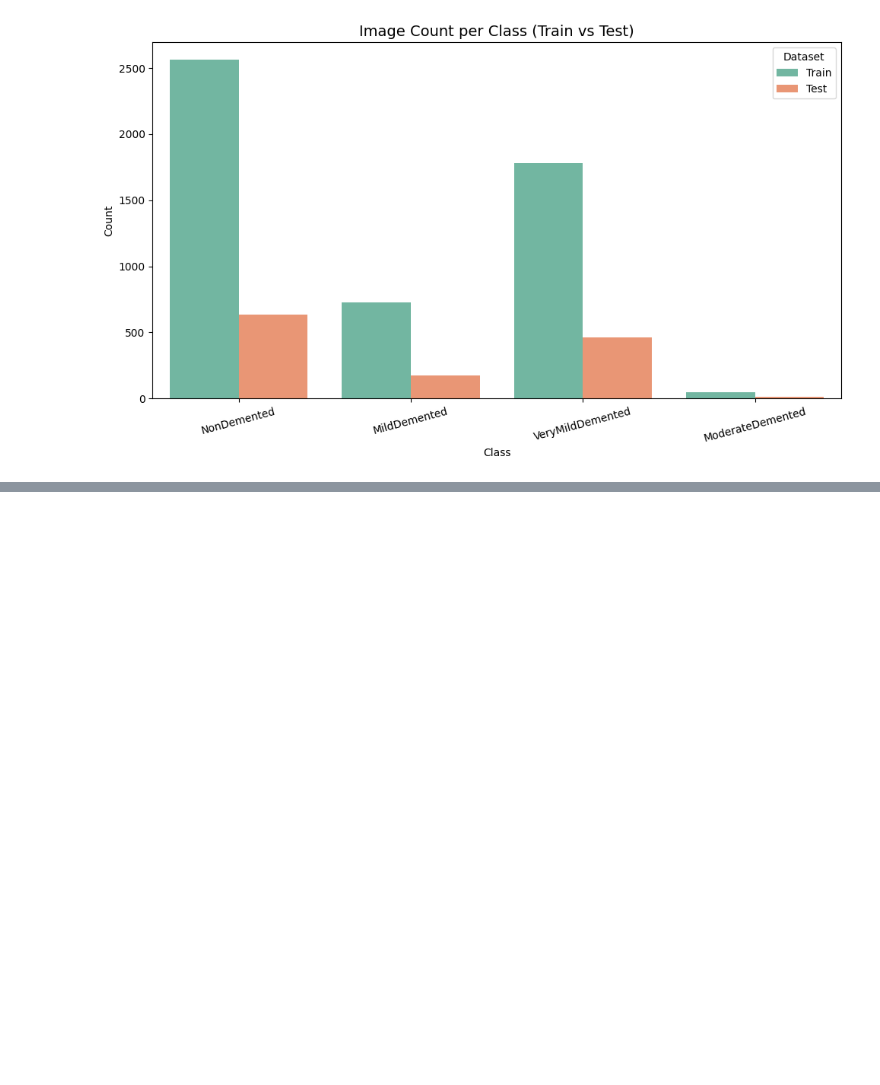
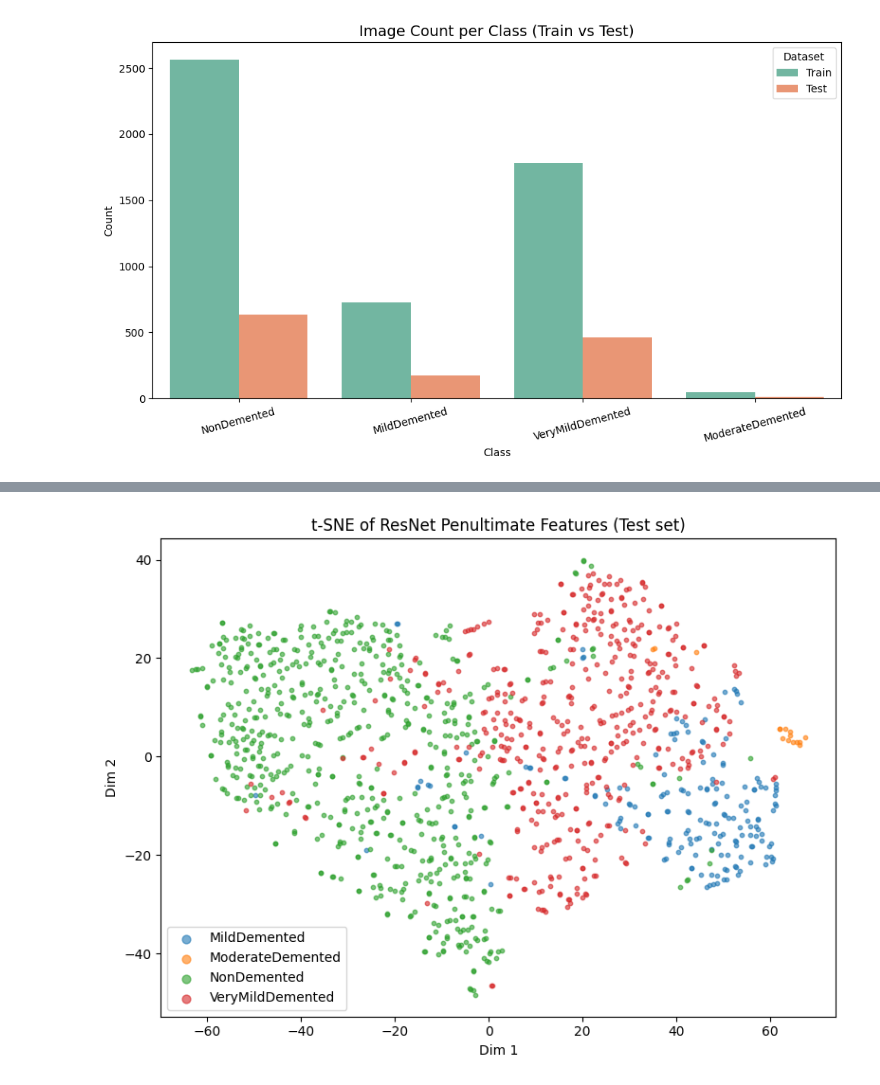
Before and after one commit to saitharun5515/Dissertation-Early-Detection-of-Alzheimer-s-Disease-, a Jupyter notebook: Alzheimers.ipynb, the cells around one changed output, grey strips where cells are left out. Cells and saved outputs as stored; diff of their text form; code cells hidden in the pictures; blank space fills up the shorter version.

```diff
--- a/Alzheimers.ipynb
+++ b/Alzheimers.ipynb
@@ -93,0 +412,47 @@ plt.show()
+# %%
+model.eval()
+features = []
+labels_feats = []
+with torch.no_grad():
+    for inputs, labs in test_loader:
+        inputs = inputs.to(device)
+        x = model.conv1(inputs)
+        x = model.bn1(x)
+        x = model.relu(x)
+        x = model.maxpool(x)
+        x = model.layer1(x)
+        x = model.layer2(x)
+        x = model.layer3(x)
+        x = model.layer4(x)
+        x = model.avgpool(x)
+        x = torch.flatten(x, 1)
+        features.append(x.cpu().numpy())
+        labels_feats.extend(labs.numpy().tolist())
+
+features = np.vstack(features)
+labels_feats = np.array(labels_feats)
+
+sample_n = 2000
+if features.shape[0] > sample_n:
+    idx = np.random.choice(features.shape[0], sample_n, replace=False)
+    feat_sample = features[idx]
+    lab_sample = labels_feats[idx]
+else:
+    feat_sample = features
+    lab_sample = labels_feats
+
+tsne = TSNE(n_components=2, perplexity=30, n_iter=1000, random_state=42)
+emb = tsne.fit_transform(feat_sample)
+
+plt.figure(figsize=(8,6))
+for i, cname in enumerate([label_names[i] for i in range(n_classes)]):
+    mask = lab_sample == i
+    plt.scatter(emb[mask,0], emb[mask,1], label=cname, alpha=0.6, s=10)
+plt.legend(markerscale=2)
+plt.title('t-SNE of ResNet Penultimate Features (Test set)')
+plt.xlabel('Dim 1')
+plt.ylabel('Dim 2')
+plt.tight_layout()
+plt.show()
+# %% [output]
+[figure, added]
```
Also changed, not shown: parts of 49 cells of this notebook.
